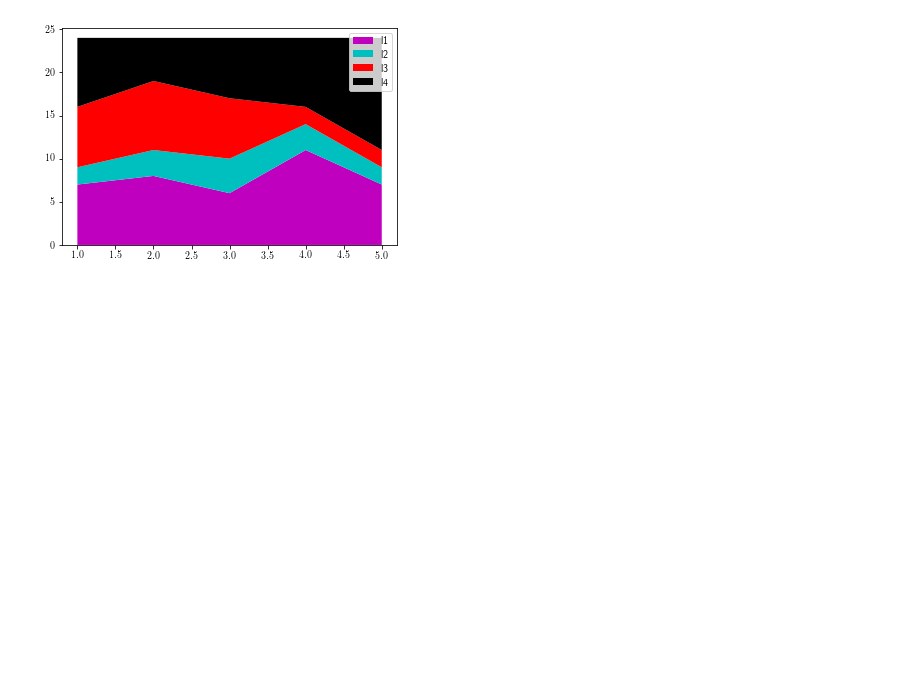
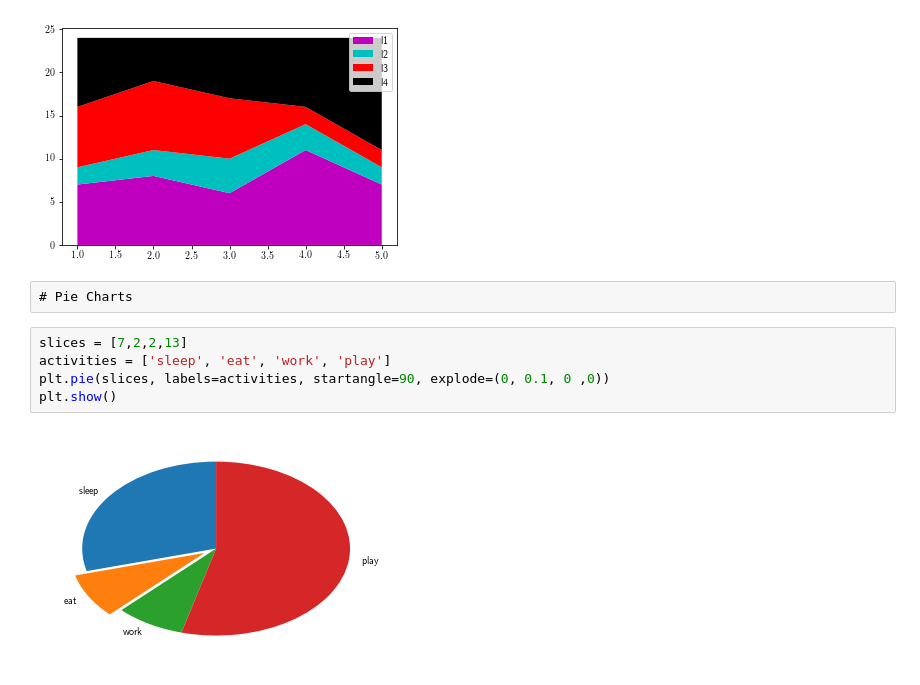
Before and after one commit to krishnakalyan3/Matplotlib, a Jupyter notebook: notebooks/Chapter1.ipynb, the cells around one changed output. Drawn from its saved outputs; the diff is of its cells as text; blank space fills up the shorter version.

```diff
--- a/notebooks/Chapter1.ipynb
+++ b/notebooks/Chapter1.ipynb
@@ -81,3 +81,12 @@ plt.legend()
 plt.show()
 # %% [output]
 [figure]
+# %% [raw]
+# Pie Charts
+# %%
+slices = [7,2,2,13]
+activities = ['sleep', 'eat', 'work', 'play']
+plt.pie(slices, labels=activities, startangle=90, explode=(0, 0.1, 0 ,0))
+plt.show()
+# %% [output]
+[figure, added]
```
